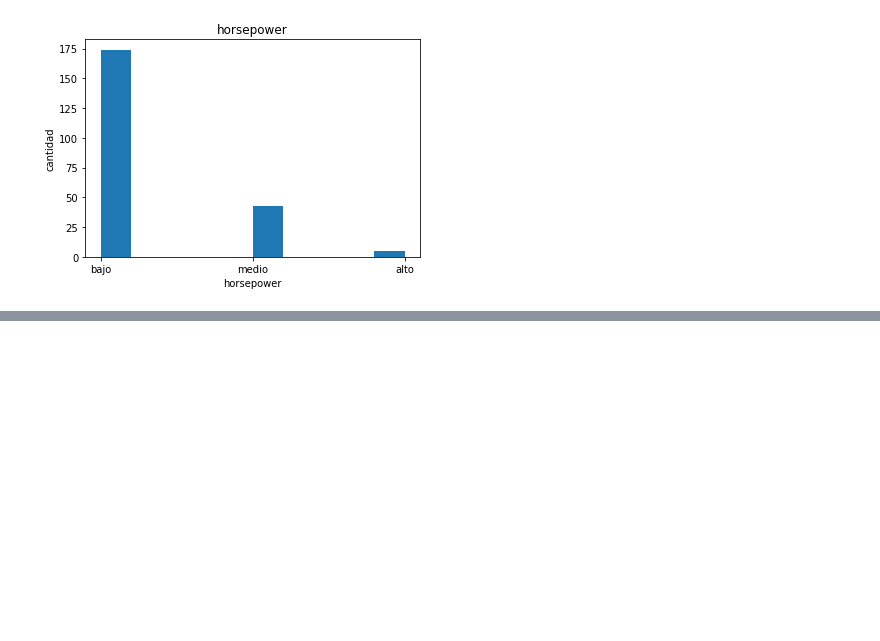
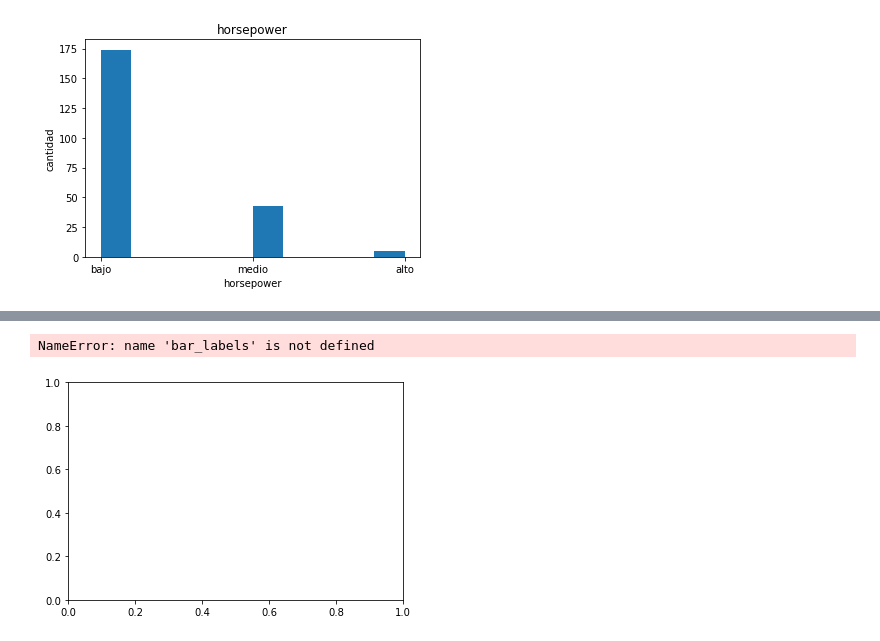
Before and after one commit to poll-avila-21/03C2022_DA, a Jupyter notebook: EDA_AUTOS_EC2022.ipynb, the cells around one changed output, grey strips where cells are left out. Drawn from its saved outputs; the diff is of its cells as text; code cells hidden in the pictures; blank space fills up the shorter version.

```diff
--- a/EDA_AUTOS_EC2022.ipynb
+++ b/EDA_AUTOS_EC2022.ipynb
@@ -637,0 +653,6 @@ dfAutos.head(2)
+# %%
+#se agrupan los datos por categoria
+gf1 = dfAutos.groupby(["horsepowerBins"]).count()
+#se extrae el indice y la prrimera columna con datos
+gf1 = gf1.iloc[:,0:1]
+gf1
@@ -637,0 +665,20 @@ dfAutos.head(2)
+# %%
+import matplotlib.pyplot as plt
+
+fig, ax = plt.subplots()
+
+eje_x = gf1.index.tolist()
+eje_y = gf1['symboling'].tolist()
+#bar_labels = ['Bajo', 'Medio', 'Alto']
+bar_colors = ['#e2e2e2', '#e2e2e2', '#ff4e49']
+
+ax.bar(eje_x, eje_y,label = bar_labels, color = bar_colors) #label=bar_labels,
+
+ax.set_ylabel('Cantidad HorsePower')
+ax.set_title('Autos agrupados segun Horsepower')
+#ax.legend(title='HP color')
+
+plt.show()
+# %% [output]
+NameError: name 'bar_labels' is not defined
+[figure, added]
```
Also changed, not shown: parts of 8 cells of this notebook.
